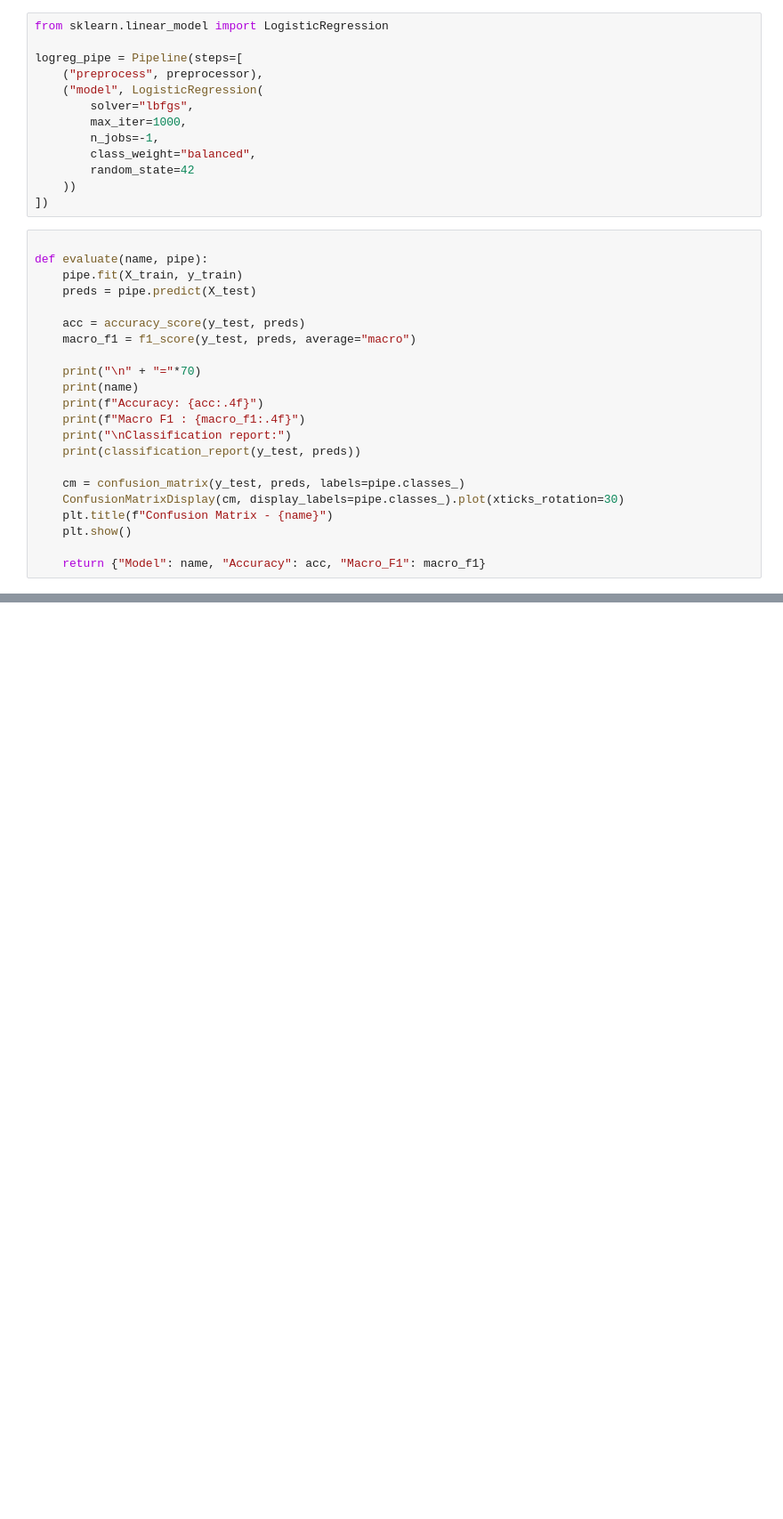
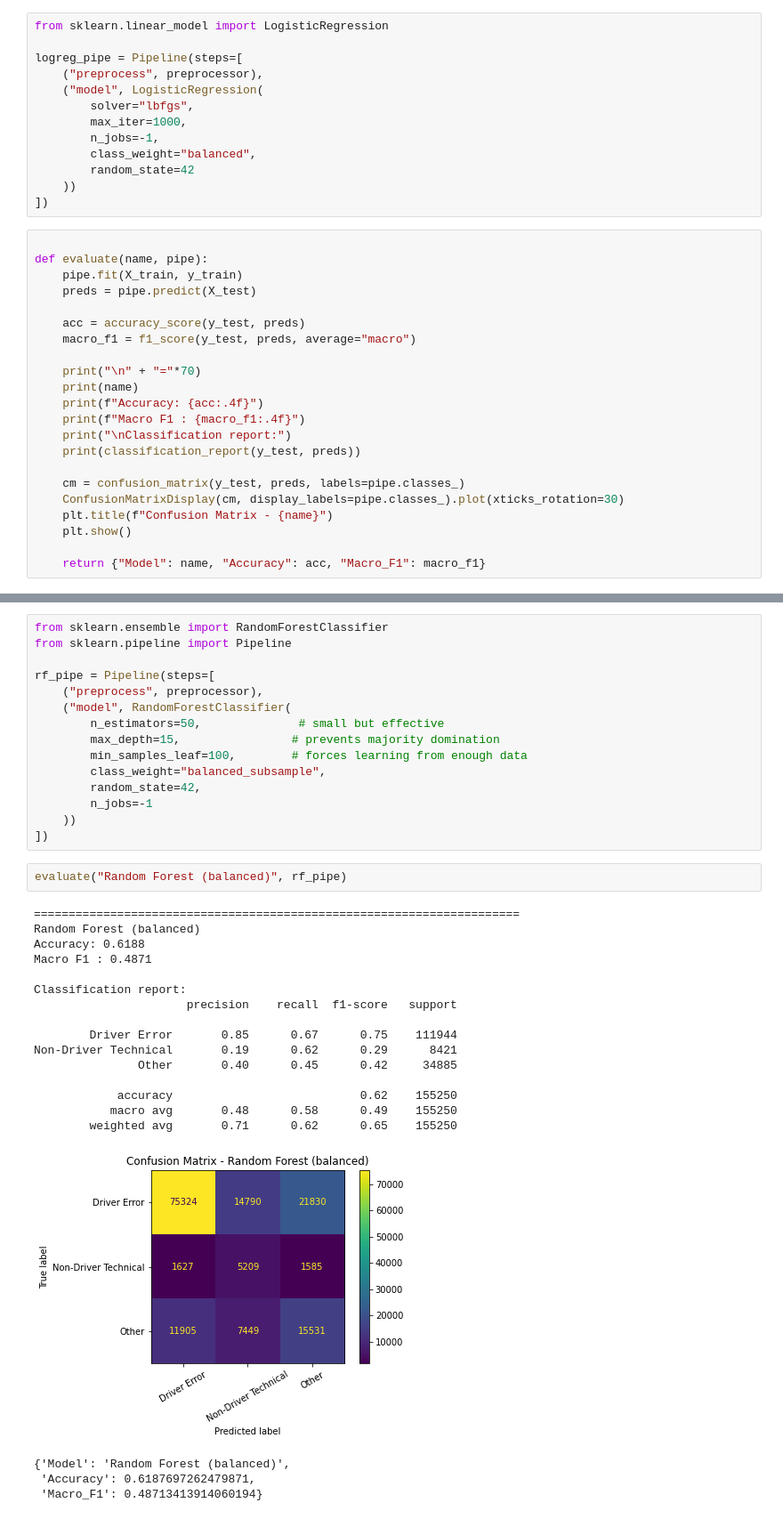
Before and after one commit to hellenmureithi/Phase_4_project, a Jupyter notebook: Notebooks/fredrick.ipynb, the cells around one changed output, grey strips where cells are left out. Shown at 89% size. Saved outputs shown, nothing was run; the diff lists cells and outputs as text; blank space fills up the shorter version.

```diff
--- a/Notebooks/fredrick.ipynb
+++ b/Notebooks/fredrick.ipynb
@@ -411,0 +431,37 @@ External Factors       0.11      0.63      0.19      6859
+# %%
+from sklearn.ensemble import RandomForestClassifier
+from sklearn.pipeline import Pipeline
+
+rf_pipe = Pipeline(steps=[
+    ("preprocess", preprocessor),
+    ("model", RandomForestClassifier(
+        n_estimators=50,              # small but effective
+        max_depth=15,                # prevents majority domination
+        min_samples_leaf=100,        # forces learning from enough data
+        class_weight="balanced_subsample",
+        random_state=42,
+        n_jobs=-1
+    ))
+])
+# %%
+evaluate("Random Forest (balanced)", rf_pipe)
+# %% [output]
+======================================================================
+Random Forest (balanced)
+Accuracy: 0.6188
+Macro F1 : 0.4871
+
+Classification report:
+                      precision    recall  f1-score   support
+
+        Driver Error       0.85      0.67      0.75    111944
+Non-Driver Technical       0.19      0.62      0.29      8421
+               Other       0.40      0.45      0.42     34885
+
+            accuracy                           0.62    155250
+           macro avg       0.48      0.58      0.49    155250
+        weighted avg       0.71      0.62      0.65    155250
+[figure, added]
+{'Model': 'Random Forest (balanced)',
+ 'Accuracy': 0.6187697262479871,
+ 'Macro_F1': 0.48713413914060194}
```
Also changed, not shown: parts of 10 cells of this notebook.
